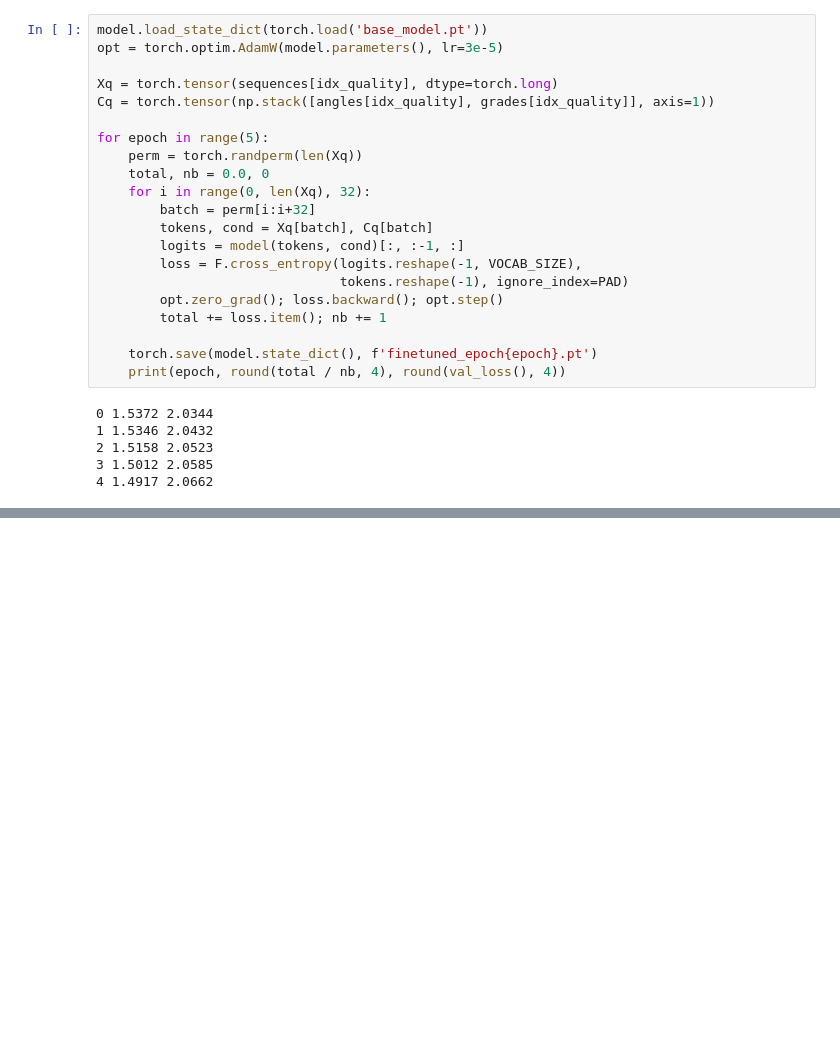
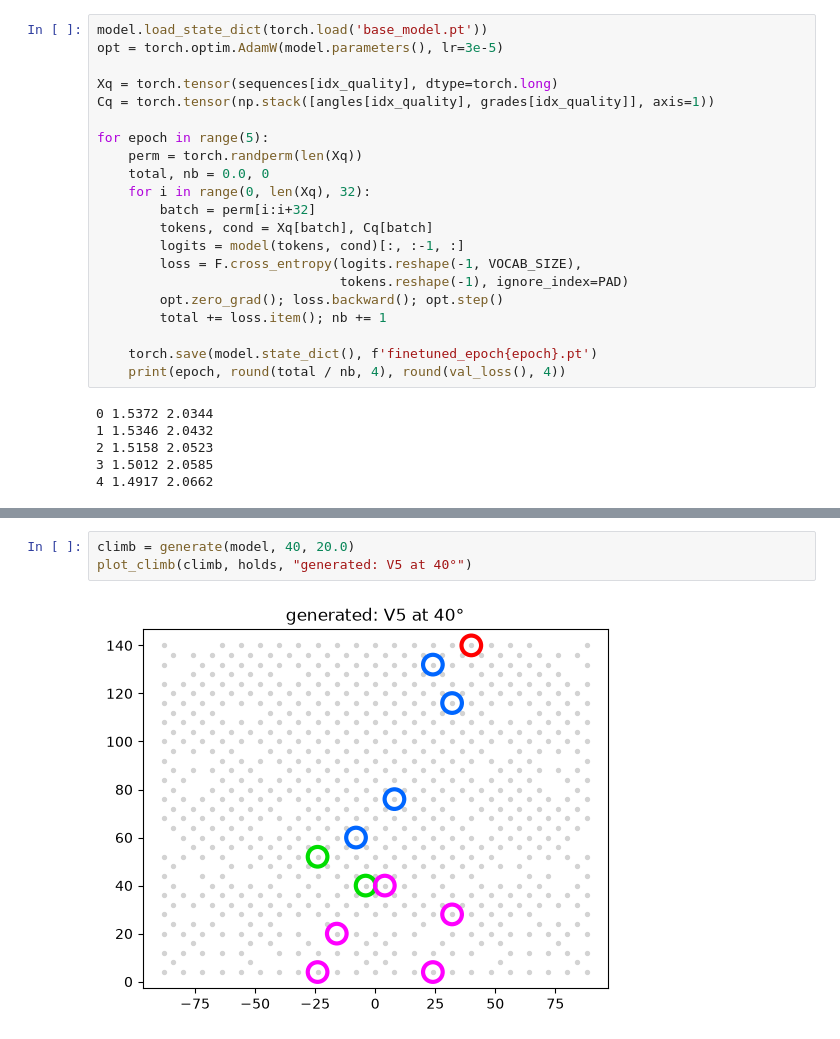
Before and after one commit to damonseto/tensionboardproject, a Jupyter notebook: 02.ipynb, the cells around one changed output, grey strips where cells are left out. Drawn from its saved outputs; the diff is of its cells as text; blank space fills up the shorter version.

```diff
--- a/02.ipynb
+++ b/02.ipynb
@@ -411,0 +391,5 @@ for i, (c, l) in enumerate(pairs): print(i, l)
+# %%
+climb = generate(model, 40, 20.0)
+plot_climb(climb, holds, "generated: V5 at 40°")
+# %% [output]
+[figure, added]
```
Also changed, not shown: parts of 3 cells of this notebook, 2 other files.
